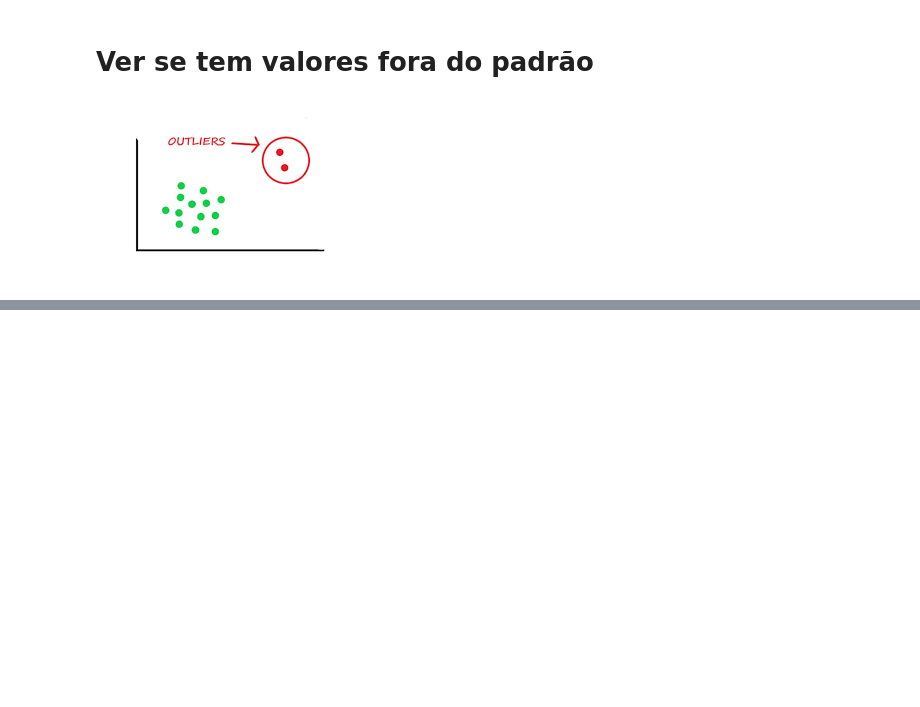
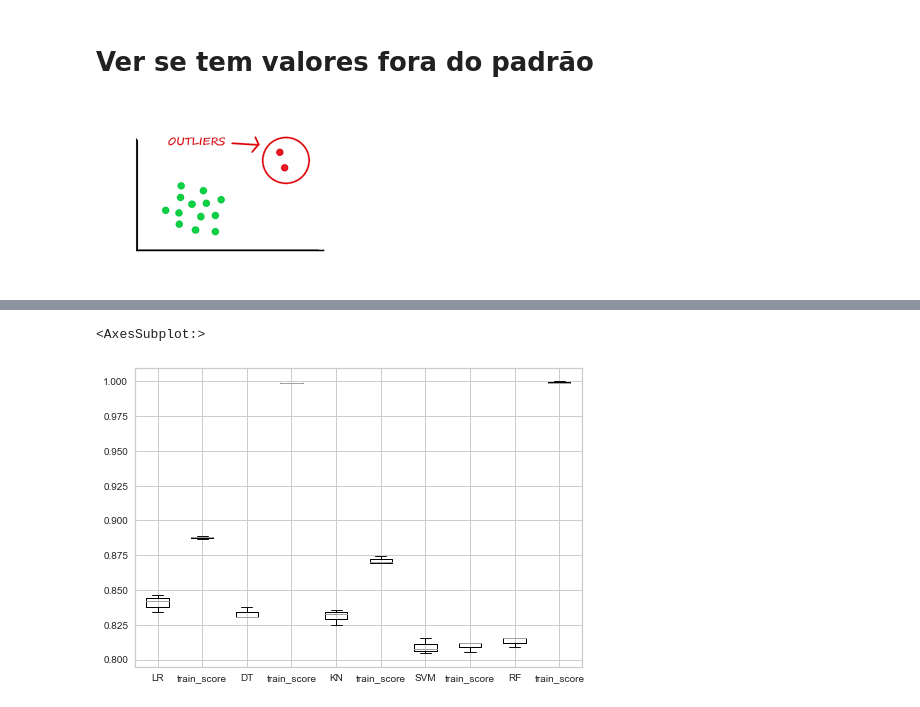
Before and after one commit to fgiordanelli/Projeto1, a Jupyter notebook: Projeto 5.ipynb, the cells around one changed output, grey strips where cells are left out. Cells and saved outputs as stored; diff of their text form; code cells hidden in the pictures; blank space fills up the shorter version.

```diff
--- a/Projeto 5.ipynb
+++ b/Projeto 5.ipynb
@@ -120,0 +103,9 @@ dados
+# %%
+preprocessor = make_column_transformer(
+        (numeric_transformer, ['SeniorCitizen', 'tenure', 'MonthlyCharges']),
+        (categorical_transformer,['gender', 'Partner', 'Dependents', 'PhoneService', 'MultipleLines',
+                                   'InternetService', 'OnlineSecurity', 'OnlineBackup', 'DeviceProtection',
+                                   'TechSupport', 'StreamingTV', 'StreamingMovies', 'Contract',
+                                   'PaperlessBilling', 'PaymentMethod', 'TotalCharges']))
+# %%
+preprocessor.fit_transform(X_train)
@@ -120,0 +118,7 @@ dados
+# %%
+LR = make_pipeline(preprocessor,LogisticRegression(solver='lbfgs', max_iter=1000))
+#LDA = make_pipeline(preprocessor,LinearDiscriminantAnalysis())
+DT = make_pipeline(preprocessor,DecisionTreeClassifier())
+KN = make_pipeline(preprocessor,KNeighborsClassifier())
+SVM = make_pipeline(preprocessor,SVC(probability=True))
+RF = make_pipeline(preprocessor,RandomForestClassifier())
@@ -120,0 +130,12 @@ dados
+# %%
+custom_scorer = make_scorer(partial(precision_score, pos_label="No"))
+scores_LR = pd.DataFrame(cross_validate(LR, X_train, y_train, cv=3,scoring = custom_scorer,return_train_score=True)).drop(columns = ['fit_time','score_time']).rename(columns = {'test_score':'LR'})
+scores_DT = pd.DataFrame(cross_validate(DT, X_train, y_train, cv=3,scoring = custom_scorer,return_train_score=True)).drop(columns = ['fit_time','score_time']).rename(columns = {'test_score':'DT'})
+scores_KN = pd.DataFrame(cross_validate(KN, X_train, y_train, cv=3,scoring = custom_scorer,return_train_score=True)).drop(columns = ['fit_time','score_time']).rename(columns = {'test_score':'KN'})
+scores_SVM = pd.DataFrame(cross_validate(SVM, X_train, y_train, cv=3,scoring = custom_scorer,return_train_score=True)).drop(columns = ['fit_time','score_time']).rename(columns = {'test_score':'SVM'})
+scores_RF = pd.DataFrame(cross_validate(RF, X_train, y_train, cv=3,scoring = custom_scorer,return_train_score=True)).drop(columns = ['fit_time','score_time']).rename(columns = {'test_score':'RF'})
+# %%
+pd.concat([scores_LR,scores_DT,scores_KN,scores_SVM,scores_RF],axis=1).boxplot()
+# %% [output]
+<AxesSubplot:>
+[figure, added]
```
Also changed, not shown: parts of 40 cells of this notebook, 4 other files.
